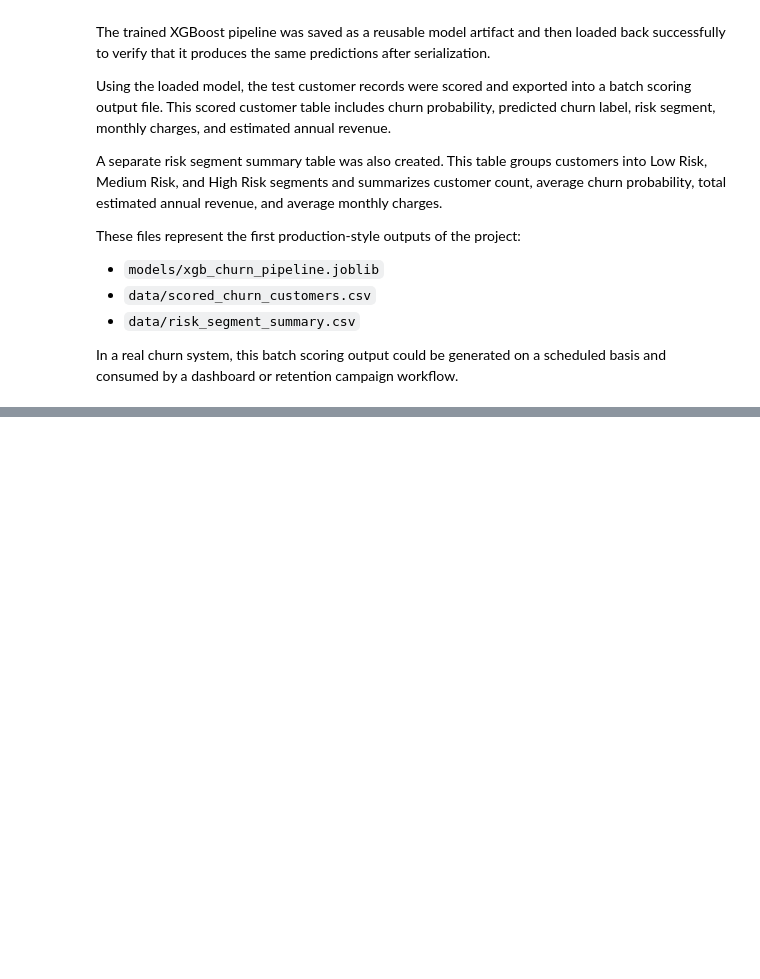
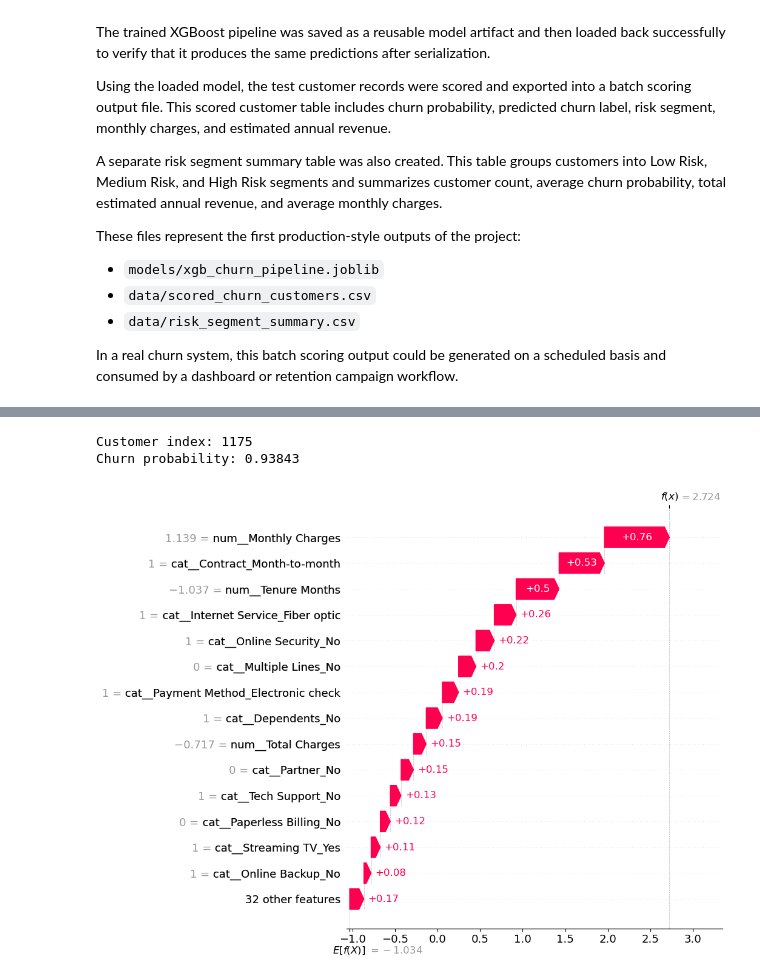
Before and after one commit to VinChan2001/telco-churn-prediction, a Jupyter notebook: notebooks/01_churn_modeling_and_roi.ipynb, the cells around one changed output, grey strips where cells are left out. Drawn from its saved outputs; the diff is of its cells as text; code cells hidden in the pictures; blank space fills up the shorter version.

```diff
--- a/notebooks/01_churn_modeling_and_roi.ipynb
+++ b/notebooks/01_churn_modeling_and_roi.ipynb
@@ -1750,0 +1802,22 @@ In a real churn system, this batch scoring output could be generated on a schedu
+# %%
+# Pick the customer with the highest predicted churn probability
+high_risk_index = xgb_prob.argmax()
+
+# Show this customer's churn probability
+print("Customer index:", high_risk_index)
+print("Churn probability:", xgb_prob[high_risk_index])
+# %% [output]
+Customer index: 1175
+Churn probability: 0.93843
+# %%
+shap.plots.waterfall(
+    shap.Explanation(
+        values=shap_values[high_risk_index],
+        base_values=explainer.expected_value,
+        data=X_test_transformed_df.iloc[high_risk_index],
+        feature_names=X_test_transformed_df.columns
+    ),
+    max_display=15
+)
+# %% [output]
+[figure, added]
```
Also changed, not shown: parts of 21 cells of this notebook, 7 other files.
